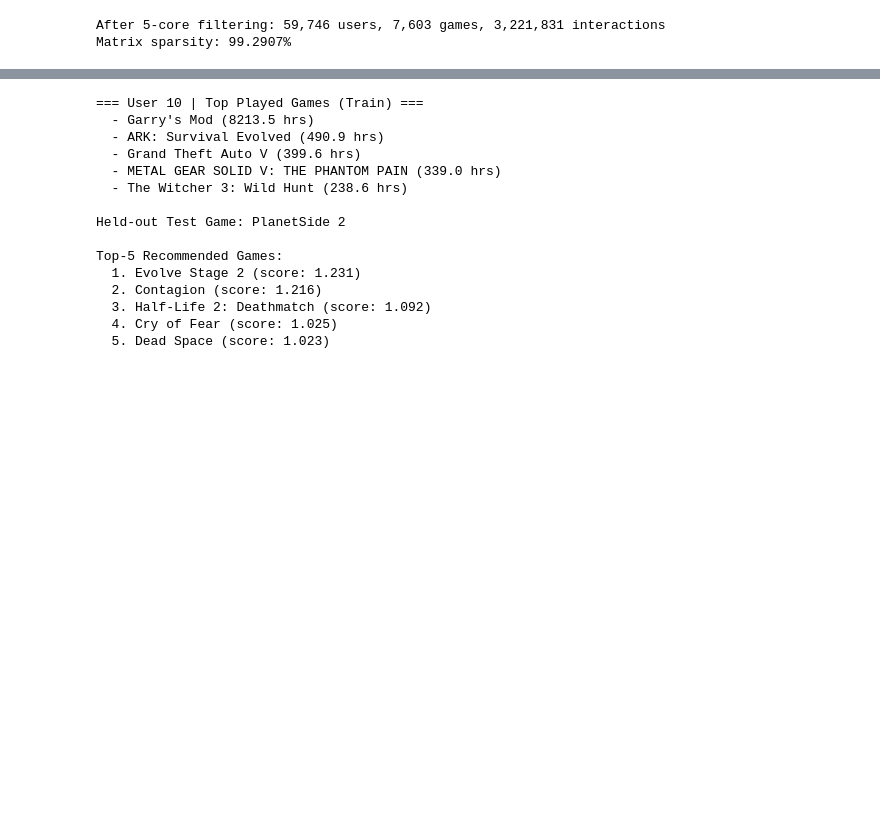
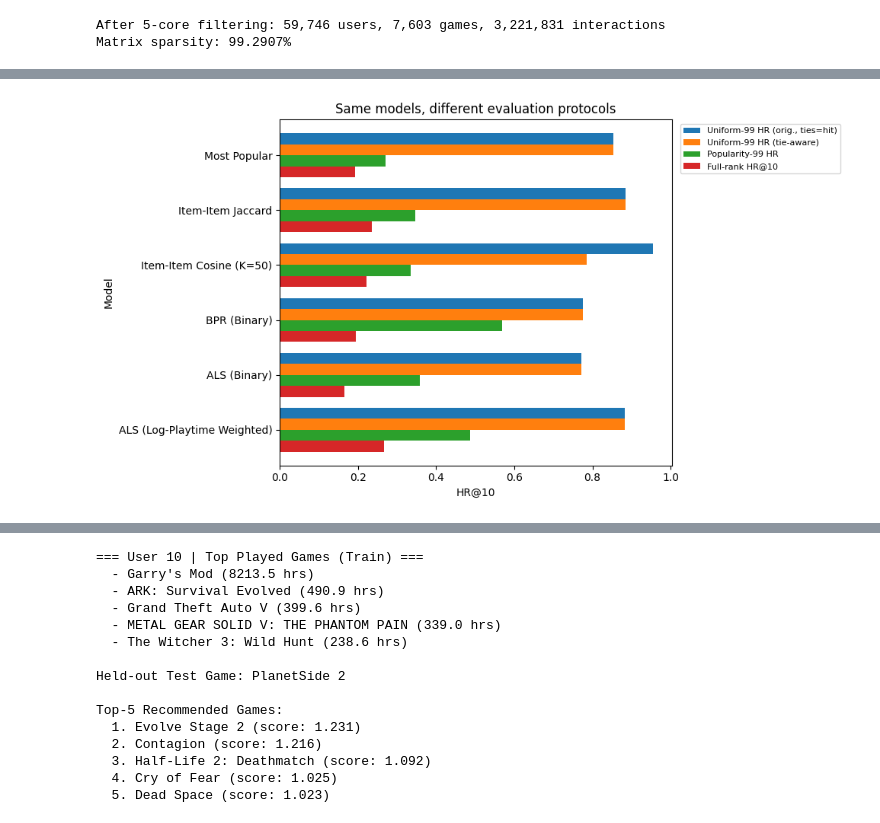
Before and after one commit to jeremysu99/cse158_assignment2, a Jupyter notebook: assignment2.ipynb, the cells around one changed output, grey strips where cells are left out. Drawn from its saved outputs; the diff is of its cells as text; code cells hidden in the pictures; blank space fills up the shorter version.

Commit message:
Reorganize notebook by rubric section; add evaluation, ablation, tuning, related work

```diff
--- a/assignment2.ipynb
+++ b/assignment2.ipynb
@@ -233,0 +432,27 @@ display(results_df.round(4))
+# %%
+# ---------- Re-evaluate the six models under each protocol ----------
+models_v1 = {
+    "Most Popular":                (lambda u, items: item_pop[items],            batch_pop),
+    "Item-Item Jaccard":           (score_jaccard,                                batch_jaccard),
+    "Item-Item Cosine (K=50)":     (score_cosine,                                 batch_itemknn(cos_model)),
+    "BPR (Binary)":                (score_mf(bpr_model),                          batch_mf(bpr_model)),
+    "ALS (Binary)":                (score_mf(als_bin),                            batch_mf(als_bin)),
+    "ALS (Log-Playtime Weighted)": (score_mf(als_wt),                             batch_mf(als_wt)),
+}
+
+protocol_rows = []
+for name, (fn, bfn) in models_v1.items():
+    row = {"Model": name}
+    row["Uniform-99 HR (orig., ties=hit)"] = metrics_from_ranks(sampled_ranks(fn, test_candidates, tie_aware=False))[0]
+    row["Uniform-99 HR (tie-aware)"]       = metrics_from_ranks(sampled_ranks(fn, test_candidates))[0]
+    row["Popularity-99 HR"]                = metrics_from_ranks(sampled_ranks(fn, test_pop_candidates))[0]
+    hr, nd = metrics_from_ranks(full_test(bfn))
+    row["Full-rank HR@10"], row["Full-rank NDCG@10"] = hr, nd
+    protocol_rows.append(row)
+
+protocol_df = pd.DataFrame(protocol_rows).set_index("Model")
+display(protocol_df.style.format("{:.4f}").background_gradient(axis=0, cmap="Greens"))
+
+zero_frac = np.mean([score_cosine(u, items)[0] == 0 for u, items in test_candidates.items()])
+print(f"Cosine (K=50): held-out game scores exactly 0 for {zero_frac:.1%} of test users "
+      "-> under the original rank rule these all count as ties won by the positive")
@@ -233,0 +469,11 @@ display(results_df.round(4))
+# %%
+ax = protocol_df[["Uniform-99 HR (orig., ties=hit)", "Uniform-99 HR (tie-aware)",
+                  "Popularity-99 HR", "Full-rank HR@10"]].plot.barh(figsize=(10, 5.5), width=0.8)
+ax.set_xlabel("HR@10")
+ax.set_title("Same models, different evaluation protocols")
+ax.invert_yaxis()
+ax.legend(fontsize=8, bbox_to_anchor=(1.01, 1), loc="upper left")
+plt.tight_layout()
+plt.show()
+# %% [output]
+[figure, added]
```
Also changed, not shown: parts of 53 cells of this notebook, 1 other file.
